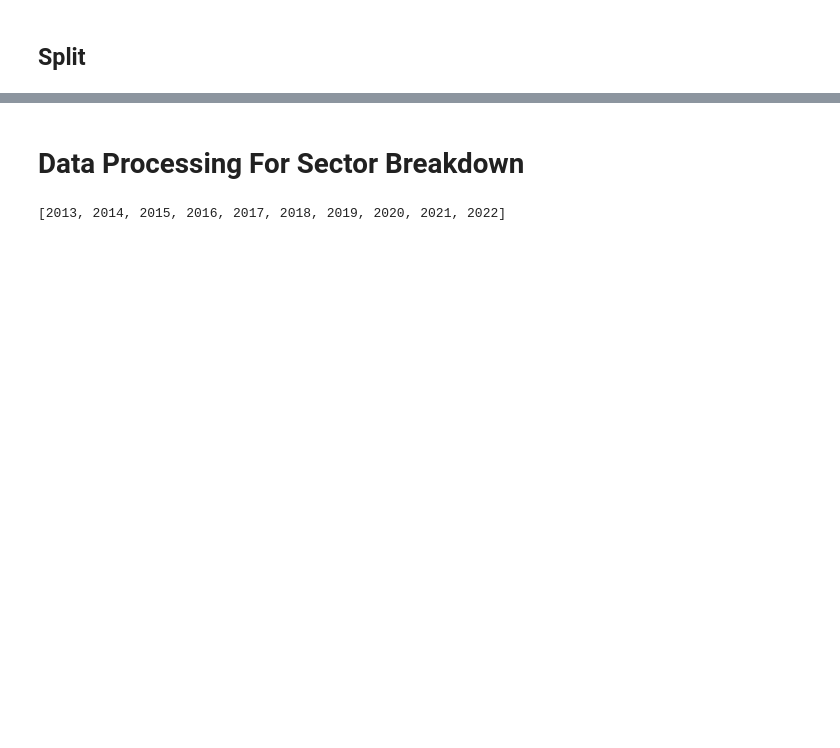
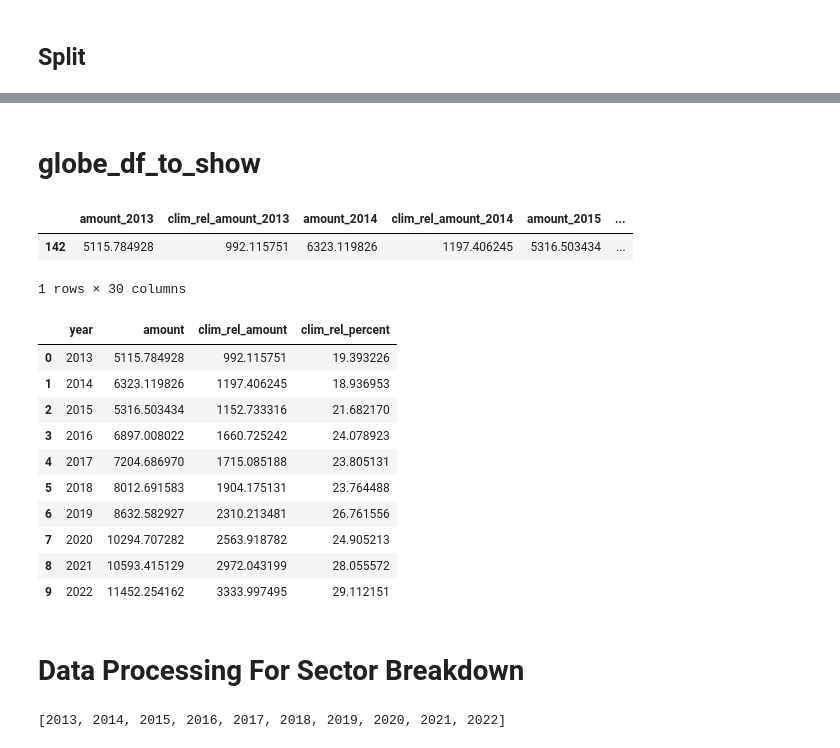
Before and after one commit to Samuel-Drewes/KlimaPortfolios, a Jupyter notebook: notebooks/clean.ipynb, the cells around one changed output, grey strips where cells are left out. Drawn from its saved outputs; the diff is of its cells as text; code cells hidden in the pictures; blank space fills up the shorter version.

```diff
--- a/notebooks/clean.ipynb
+++ b/notebooks/clean.ipynb
@@ -263,3 +263,40 @@ melted_df.to_csv('../upload_data/globe_waterfall.csv')
+# %% [markdown]
+# globe_df_to_show
+# %%
+globe_df
+# %% [output]
+|  | amount_2013 | clim_rel_amount_2013 | amount_2014 | clim_rel_amount_2014 | amount_2015 | ... |
+| 142 | 5115.784928 | 992.115751 | 6323.119826 | 1197.406245 | 5316.503434 | ... |
+1 rows × 30 columns
+# %%
+df_melted = pd.melt(globe_df, var_name='variable', value_name='value')
+
+# Extract year and type
+df_melted['year'] = df_melted['variable'].str.extract(r'(\d+)$')[0].astype(int)
+df_melted['type'] = df_melted['variable'].str.extract(r'^(.*?)_\d+$')[0]
+
+# Pivot table to restructure into the desired format
+df_final = df_melted.pivot_table(index='year', columns='type', values='value', aggfunc='first').reset_index()
+
+# Rename columns as needed
+df_final.columns.name = None  # Remove the pivot table multi-level indexing name
+
+df_final.rename(columns= {'amount': 'Total Finance',
+                          'clim_rel_amount': 'Climate Relevant Sum',
+                          clim_rel_percent
+                         })
+# %% [output]
+|  | year | amount | clim_rel_amount | clim_rel_percent |
+| 0 | 2013 | 5115.784928 | 992.115751 | 19.393226 |
+| 1 | 2014 | 6323.119826 | 1197.406245 | 18.936953 |
+| 2 | 2015 | 5316.503434 | 1152.733316 | 21.682170 |
+| 3 | 2016 | 6897.008022 | 1660.725242 | 24.078923 |
+| 4 | 2017 | 7204.686970 | 1715.085188 | 23.805131 |
+| 5 | 2018 | 8012.691583 | 1904.175131 | 23.764488 |
+| 6 | 2019 | 8632.582927 | 2310.213481 | 26.761556 |
+| 7 | 2020 | 10294.707282 | 2563.918782 | 24.905213 |
+| 8 | 2021 | 10593.415129 | 2972.043199 | 28.055572 |
+| 9 | 2022 | 11452.254162 | 3333.997495 | 29.112151 |
 # %% [markdown]
 # Data Processing For Sector Breakdown
 # %%
```
Also changed, not shown: parts of 12 cells of this notebook, 1 other file.
